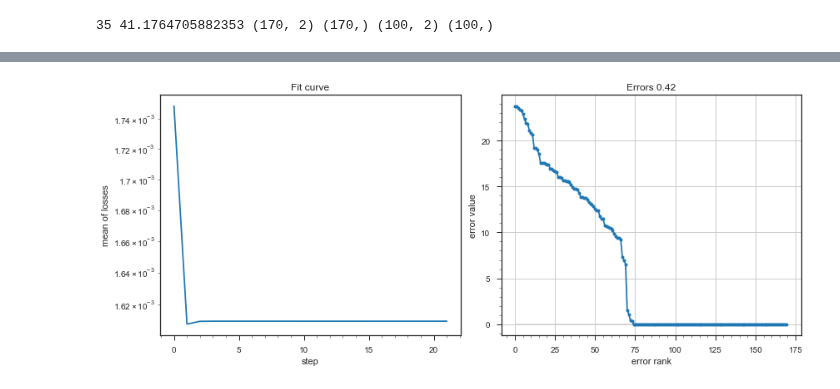
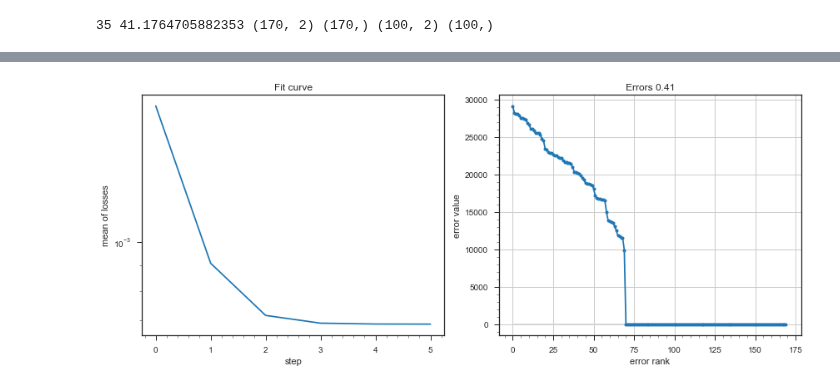
Before and after one commit to intellimath/mlgrad, a Jupyter notebook: examples/resistant_svc.ipynb, the cells around one changed output, grey strips where cells are left out. Cells and saved outputs as stored; diff of their text form; code cells hidden in the pictures.

```diff
--- a/examples/resistant_svc.ipynb
+++ b/examples/resistant_svc.ipynb
@@ -159,11 +161,12 @@ plt.show()
 mod_mh = model.LinearModel(2)
 mod_mh.init_param()
 # %%
-avrfunc = clsfy.averaging_function('SWM', alpha=0.55)
-cls_mh = clsfy.classification_as_mregr(X, Y, mod_mh, avrfunc=avrfunc)
+avrfunc = clsfy.averaging_function('WM', alpha=0.56)
+lossfunc = loss.MarginLoss(func.HingeSqrt(1.0))
+cls_mh = clsfy.classification_as_mregr(X, Y, mod_mh, lossfunc=lossfunc, avrfunc=avrfunc,h=0.005)
 clsfy.plot_losses_and_errors(cls_mh, X, Y)
 # %% [output]
-[figure, old version]
+[figure, new version]
 # %%
 plt.figure(figsize=(4.5,4.5))
 X1_1, X1_2 = X[:,0], X[:,1]
```
Also changed, not shown: parts of 5 cells of this notebook.
